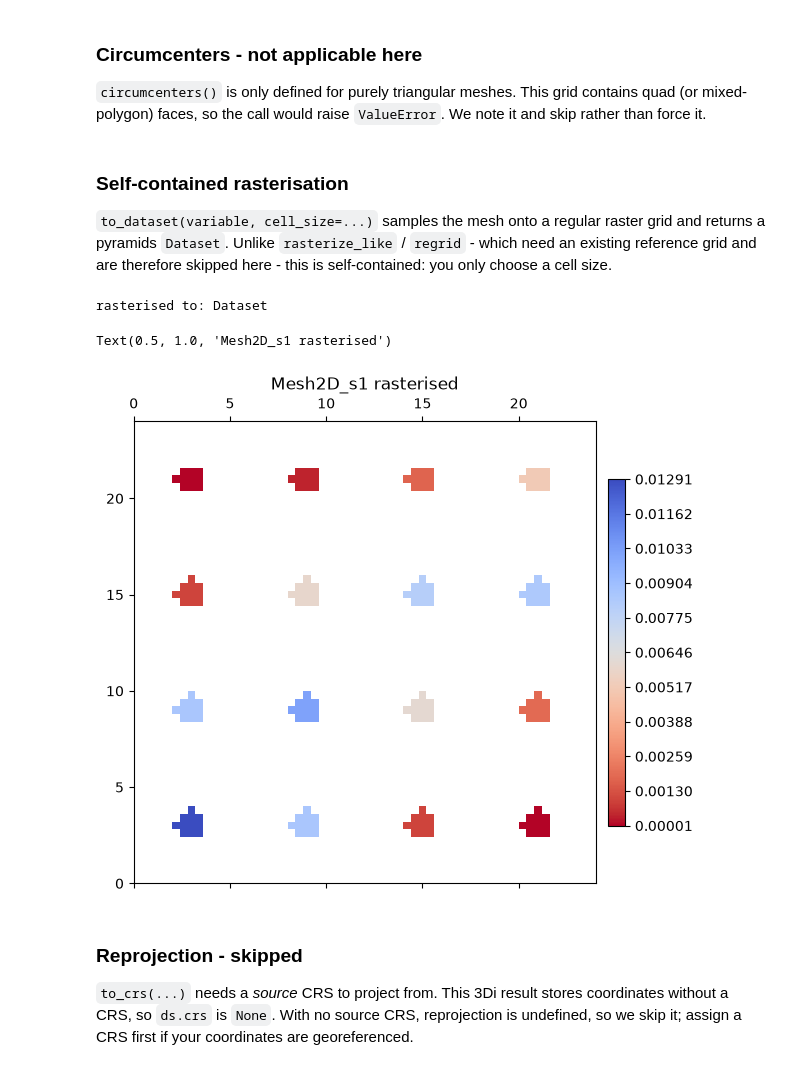
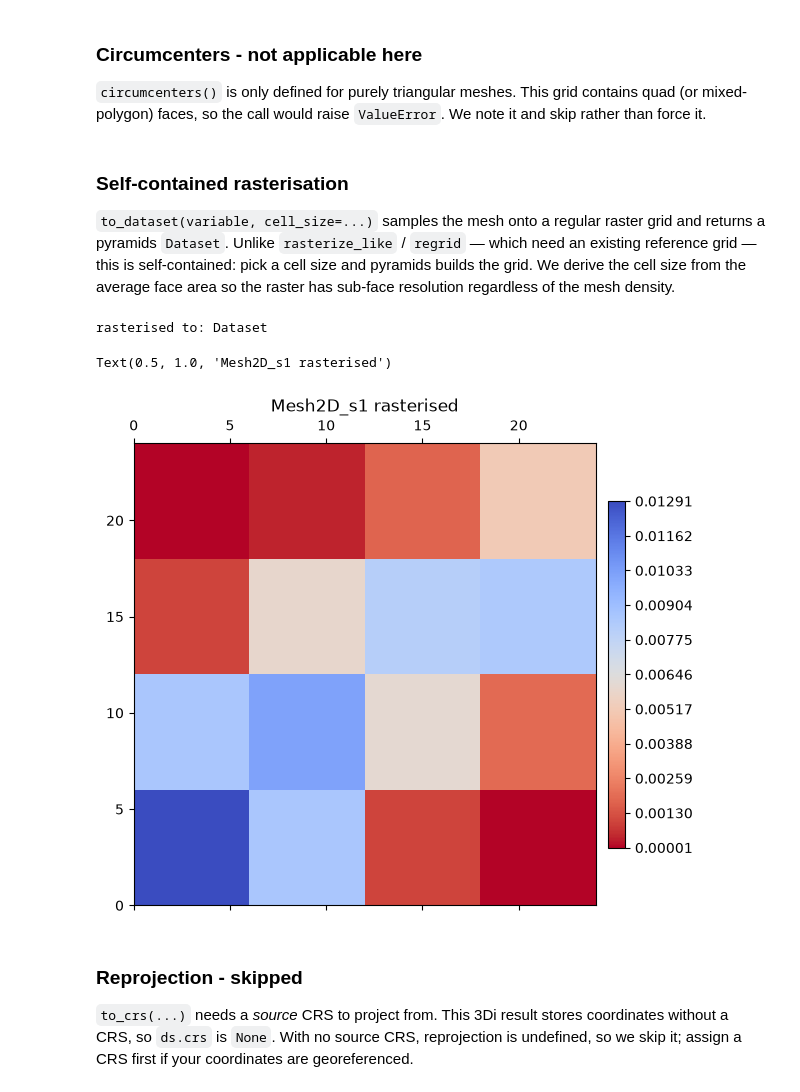
Before and after one commit to serapeum-org/pyramids-mesh, a Jupyter notebook: docs/examples/3di.ipynb, the cells around one changed output. Drawn from its saved outputs; the diff is of its cells as text; code cells hidden in the pictures.

```diff
--- a/docs/examples/3di.ipynb
+++ b/docs/examples/3di.ipynb
@@ -247,17 +247,18 @@ connected components: 1
 # %% [markdown]
 ### Self-contained rasterisation
 
-`to_dataset(variable, cell_size=...)` samples the mesh onto a regular raster grid and returns a pyramids `Dataset`. Unlike `rasterize_like` / `regrid` - which need an existing reference grid and are therefore skipped here - this is self-contained: you only choose a cell size.
+`to_dataset(variable, cell_size=...)` samples the mesh onto a regular raster grid and returns a pyramids `Dataset`. Unlike `rasterize_like` / `regrid` — which need an existing reference grid — this is self-contained: pick a cell size and pyramids builds the grid. We derive the cell size from the average face area so the raster has sub-face resolution regardless of the mesh density.
 # %%
-step_xy = (ds.bounds[2] - ds.bounds[0]) / 60
-rast = step.to_dataset("Mesh2D_s1", cell_size=step_xy)
+# derive cell size from the mesh resolution (~half an average face edge)
+cell_size = float(np.sqrt(ds.mesh.face_areas.mean())) / 2
+rast = step.to_dataset("Mesh2D_s1", cell_size=cell_size)
 print("rasterised to:", type(rast).__name__)
 rast.plot()
 plt.title("Mesh2D_s1 rasterised")
 # %% [output]
 rasterised to: Dataset
 Text(0.5, 1.0, 'Mesh2D_s1 rasterised')
-[figure, old version]
+[figure, new version]
 # %% [markdown]
 ### Reprojection - skipped
 
```
Also changed, not shown: 1 other file.
